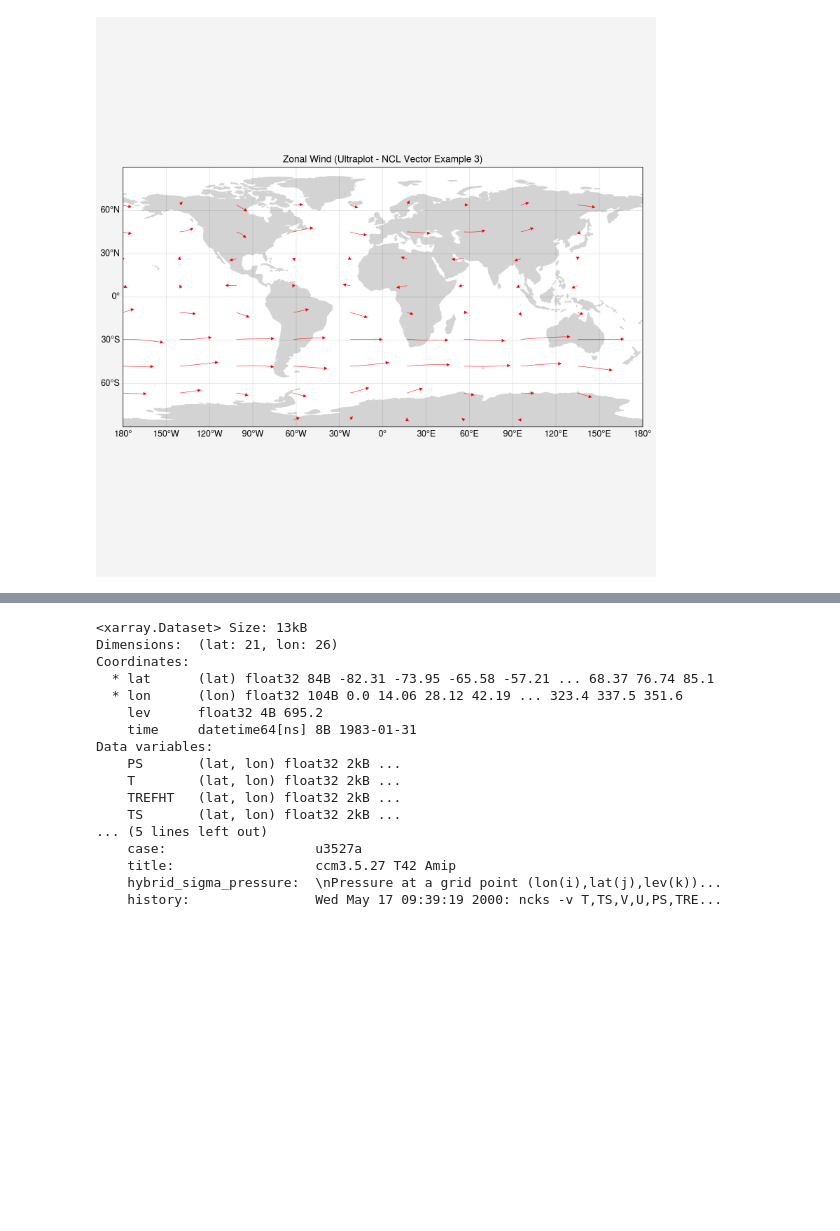
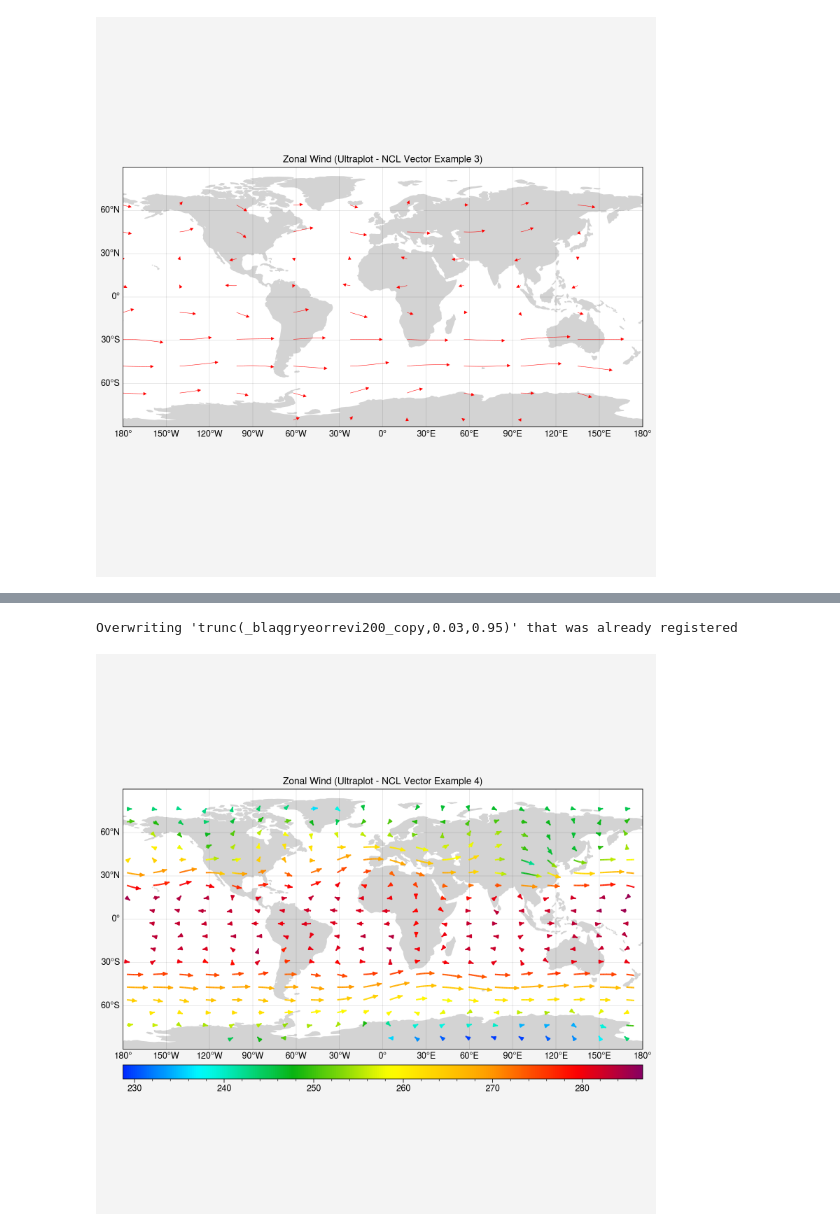
Before and after one commit to cyschneck/geocat-research, a Jupyter notebook: curly_vectors/curly_vectors.ipynb, the cells around one changed output, grey strips where cells are left out. Drawn from its saved outputs; the diff is of its cells as text; code cells hidden in the pictures; blank space fills up the shorter version.

```diff
--- a/curly_vectors/curly_vectors.ipynb
+++ b/curly_vectors/curly_vectors.ipynb
@@ -149,9 +216,10 @@ import geocat.viz as gv
 
 file_in = xr.open_dataset(gdf.get("netcdf_files/83.nc"))
 ds = file_in.isel(time=0, lev=12, lon=slice(0, -1, 5), lat=slice(2, -1, 3))
-ds.coords['lon'] = (df.coords['lon'] + 180) % 360 - 180
-ds = df.sortby(df.lon)
 
+# convert 0-360 to -180 to 180
+ds.coords['lon'] = (ds.coords['lon'] + 180) % 360 - 180
+ds = ds.sortby(ds.lon)
 
 # plot
 fig, ax = uplot.subplot(figsize=(8, 8), proj="cyl")
@@ -160,65 +228,33 @@ ax.add_feature(
     cartopy.feature.LAND, edgecolor='lightgray', facecolor='lightgray', zorder=0
 )
 
 # NCL plot cmap coloring
 cmap = gv.truncate_colormap(cmaps.BlAqGrYeOrReVi200, minval=0.03, maxval=0.95, n=16)
 #cmap = uplot.Colormap(cmaps.BlAqGrYeOrReVi200).resampled(16)
 
 cq = ax.curved_quiver(ds['lon'].values, ds['lat'].values, ds['U'].values, ds['V'].values,
                  color=ds["T"].values,
-                 globe=True,
                  cmap=cmap,
                  colorbar="bottom",
                  arrow_at_end=True,
                  arrowsize=0.7,
                  density=20,
                  grains=20)
 
 
 ax.format(
     title="Zonal Wind (Ultraplot - NCL Vector Example 4)",
     land=False,
     lonlabels="bottom",      # place labels on the bottom (longitude)
     latlabels="left",        # place labels on the left (latitude)
     lonlocator=30,           # Labels every 30 degrees (longitude)
     latlocator=30,           # Labels every 30 degrees (latitude)
     lonformatter="deglon",   # Format to degrees East/West
     latformatter="deglat",   # Format to degrees North/South
 
 )
 
 plt.show()
+# %% [output]
+Overwriting 'trunc(_blaqgryeorrevi200_copy,0.03,0.95)' that was already registered
+[figure, added]
-# %%
-import xarray as xr
-from matplotlib import pyplot as plt
-import cartopy
-import cartopy.crs as ccrs
-import cmaps
-
-import geocat.datafiles as gdf
-import geocat.viz as gv
-
-# Open a netCDF data file using xarray default engine and load the data into xarrays
-file_in = xr.open_dataset(gdf.get("netcdf_files/83.nc"))
-
-# Extract slices of lon and lat for first timestamp and 13th lev
-ds = file_in.isel(time=0, lev=12, lon=slice(0, -1, 5), lat=slice(2, -1, 3))
-ds
-# %% [output]
-<xarray.Dataset> Size: 13kB
-Dimensions:  (lat: 21, lon: 26)
-Coordinates:
-  * lat      (lat) float32 84B -82.31 -73.95 -65.58 -57.21 ... 68.37 76.74 85.1
-  * lon      (lon) float32 104B 0.0 14.06 28.12 42.19 ... 323.4 337.5 351.6
-    lev      float32 4B 695.2
-    time     datetime64[ns] 8B 1983-01-31
-Data variables:
-    PS       (lat, lon) float32 2kB ...
-    T        (lat, lon) float32 2kB ...
-    TREFHT   (lat, lon) float32 2kB ...
-    TS       (lat, lon) float32 2kB ...
-... (5 lines left out)
-    case:                   u3527a
-    title:                  ccm3.5.27 T42 Amip
-    hybrid_sigma_pressure:  \nPressure at a grid point (lon(i),lat(j),lev(k))...
-    history:                Wed May 17 09:39:19 2000: ncks -v T,TS,V,U,PS,TRE...
```
Also changed, not shown: parts of 1 cell of this notebook.
